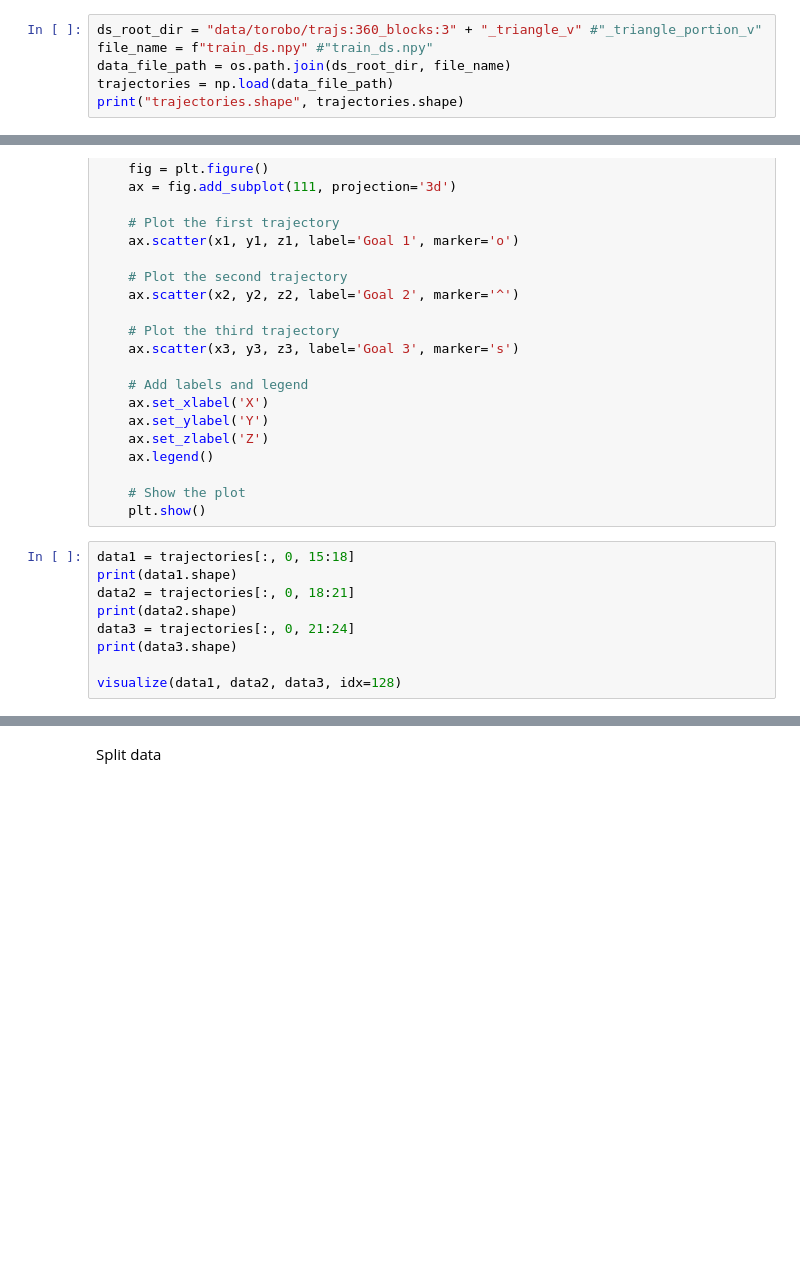
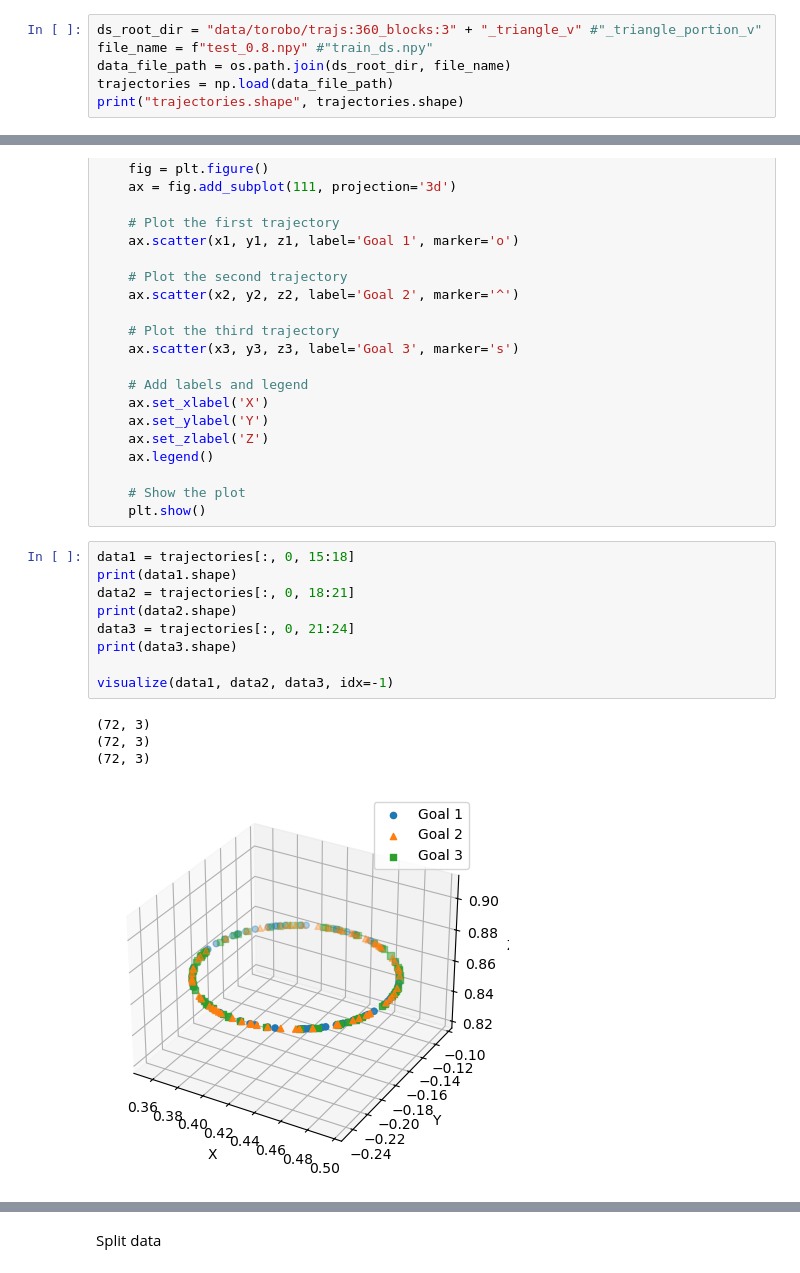
Before and after one commit to arash-mehrabi-z/dnfc-torobo, a Jupyter notebook: feedback_controller/fbc/neural_network/data.ipynb, the cells around one changed output, grey strips where cells are left out. Saved outputs shown, nothing was run; the diff lists cells and outputs as text; blank space fills up the shorter version.

Commit message:
Add new test set w/ 36 episodes. Test on them

```diff
--- a/feedback_controller/fbc/neural_network/data.ipynb
+++ b/feedback_controller/fbc/neural_network/data.ipynb
@@ -6,7 +6,7 @@ from mpl_toolkits.mplot3d import Axes3D
 import math
 # %%
 ds_root_dir = "data/torobo/trajs:360_blocks:3" + "_triangle_v" #"_triangle_portion_v"
-file_name = f"train_ds.npy" #"train_ds.npy"
+file_name = f"test_0.8.npy" #"train_ds.npy"
 data_file_path = os.path.join(ds_root_dir, file_name)
 trajectories = np.load(data_file_path)
 print("trajectories.shape", trajectories.shape)
@@ -43,11 +43,16 @@ def visualize(data1, data2, data3, idx):
 # %%
 data1 = trajectories[:, 0, 15:18]
 print(data1.shape)
 data2 = trajectories[:, 0, 18:21]
 print(data2.shape)
 data3 = trajectories[:, 0, 21:24]
 print(data3.shape)
 
-visualize(data1, data2, data3, idx=128)
+visualize(data1, data2, data3, idx=-1)
+# %% [output]
+(72, 3)
+(72, 3)
+(72, 3)
+[figure, added]
 # %%
 trajectories[:, :, 24:28][:10]
```
Also changed, not shown: parts of 14 cells of this notebook, 1 other file.
